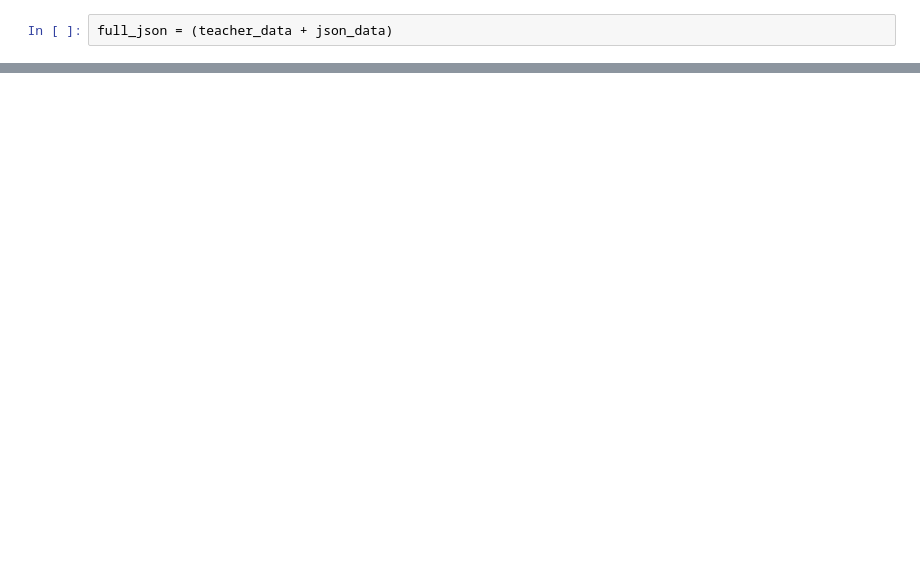
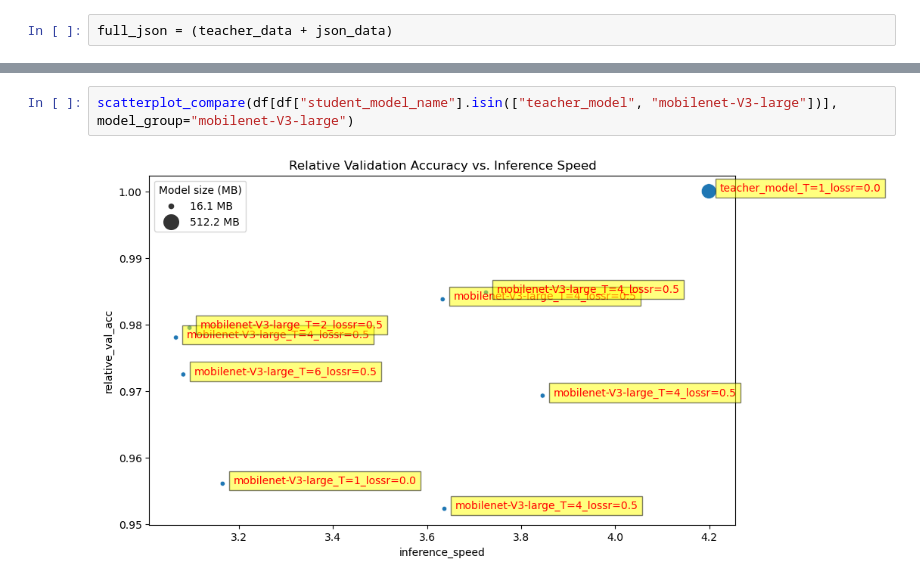
Before and after one commit to AndrisFreeman/KnowledgeDistillation_AZ, a Jupyter notebook: eval_experiments.ipynb, the cells around one changed output, grey strips where cells are left out. Cells and saved outputs as stored; diff of their text form; blank space fills up the shorter version.

```diff
--- a/eval_experiments.ipynb
+++ b/eval_experiments.ipynb
@@ -206,0 +214,4 @@ plt.show()
+# %%
+scatterplot_compare(df[df["student_model_name"].isin(["teacher_model", "mobilenet-V3-large"])], model_group="mobilenet-V3-large")
+# %% [output]
+[figure, added]
```
Also changed, not shown: parts of 21 cells of this notebook, 6 other files.
